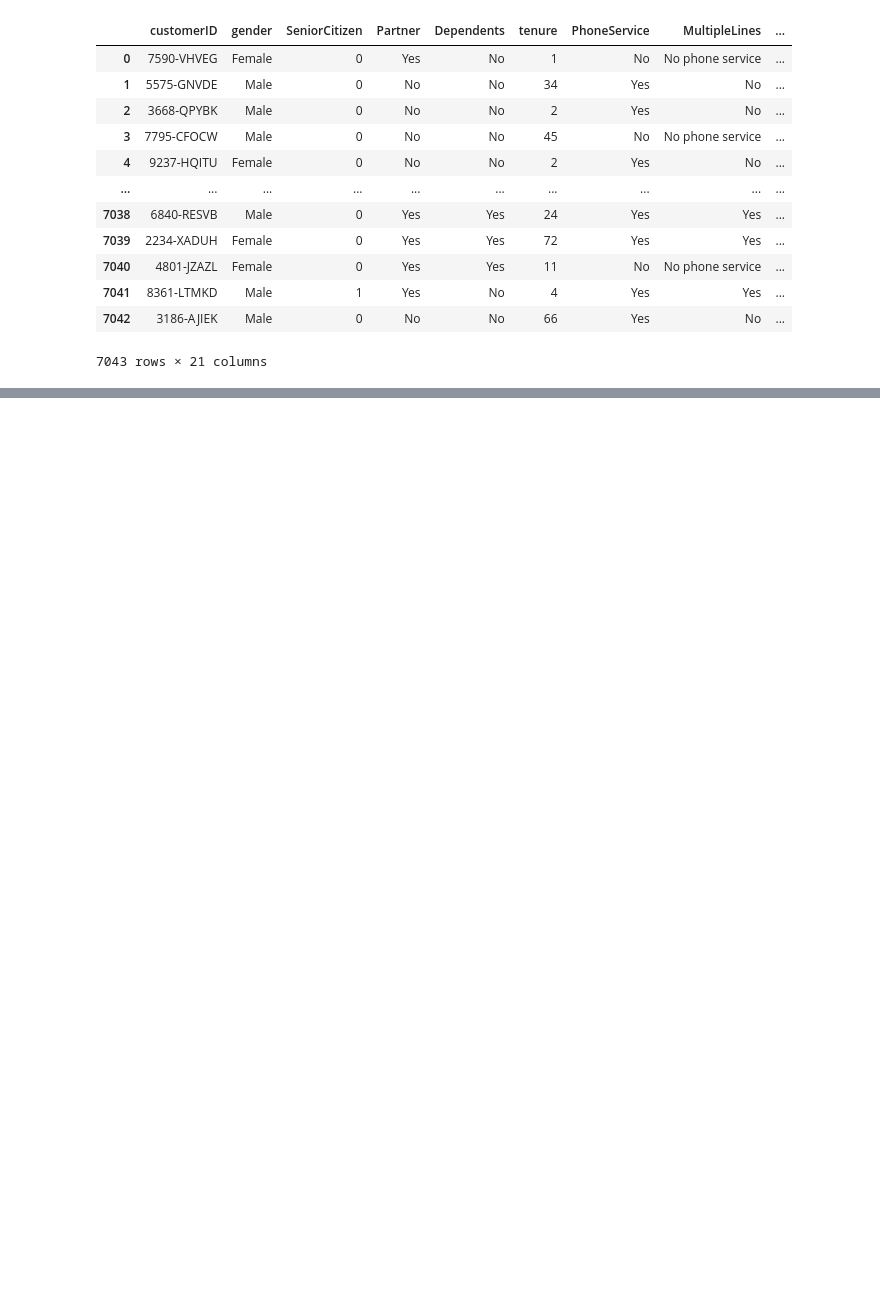
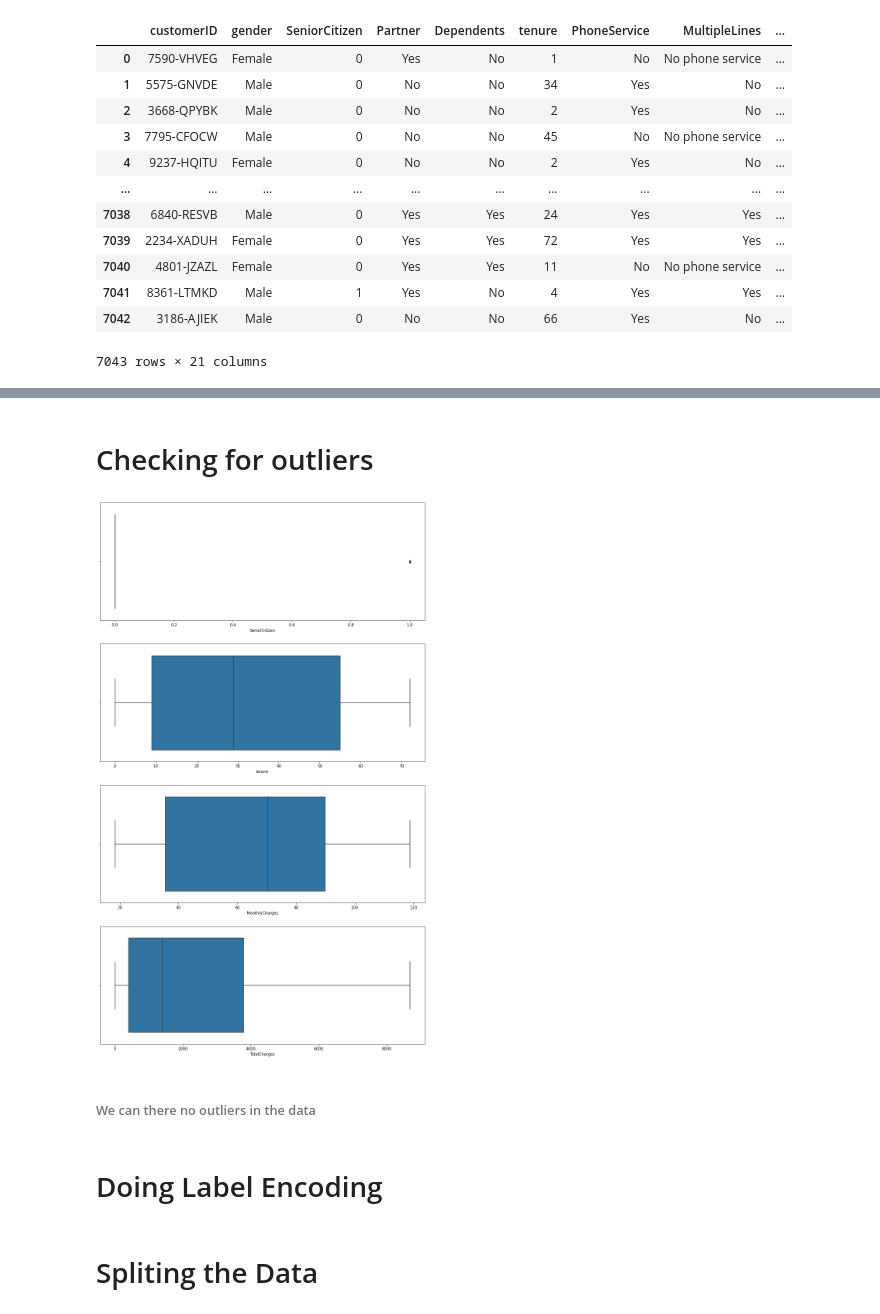
Before and after one commit to im-noob/internship-fliprobo, a Jupyter notebook: datatrained_projects/customer_churn_analysis/customer_churn_analysis.ipynb, the cells around one changed output, grey strips where cells are left out. Saved outputs shown, nothing was run; the diff lists cells and outputs as text; code cells hidden in the pictures; blank space fills up the shorter version.

```diff
--- a/datatrained_projects/customer_churn_analysis/customer_churn_analysis.ipynb
+++ b/datatrained_projects/customer_churn_analysis/customer_churn_analysis.ipynb
@@ -19,0 +228,18 @@ df
+# %% [markdown]
+# Checking for outliers
+# %%
+conti_column = [column[0] for column in df.dtypes.items() if column[1] != 'object' and column[1] != '<M8[ns]']
+# %%
+plt.figure(figsize=[15,200])
+j = 0
+for column, dtype in df[conti_column].dtypes.items():
+    if dtype != 'object':
+        plt.subplot(30,1,j+1)
+        sns.boxplot(df[column],)
+        j += 1
+# %% [output]
+[figure, added]
+# %% [markdown]
+###### We can there no outliers in the data
+# %% [markdown]
+# Doing Label Encoding
@@ -19,0 +248,2 @@ df
+# %% [markdown]
+# Spliting the Data
```
Also changed, not shown: parts of 37 cells of this notebook, 1 other file.
